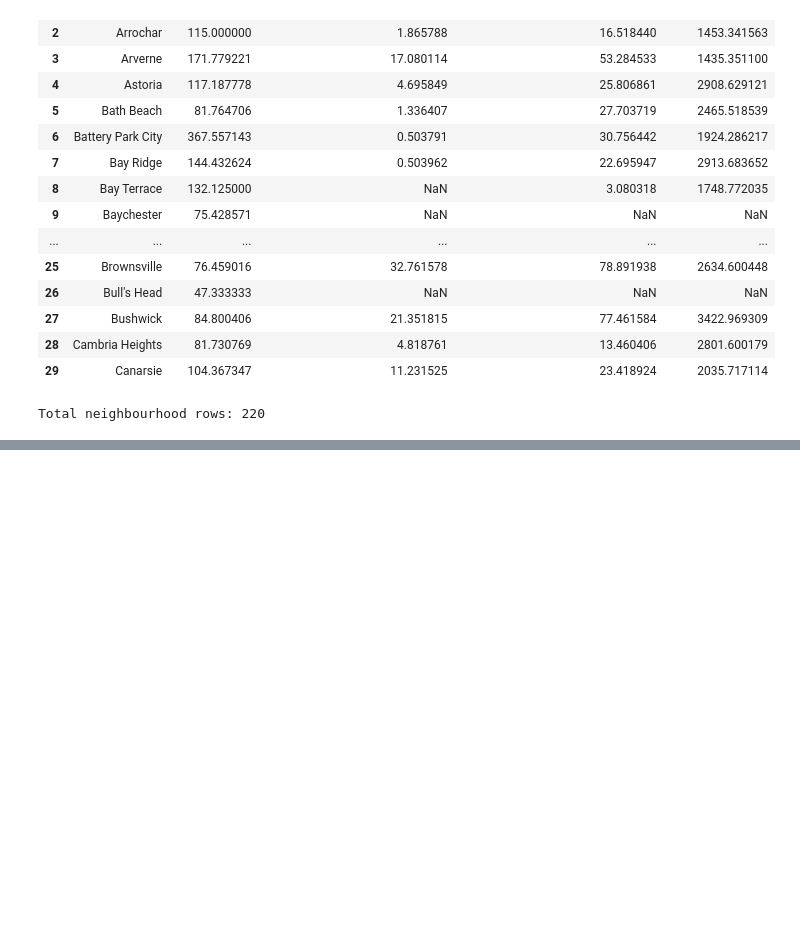
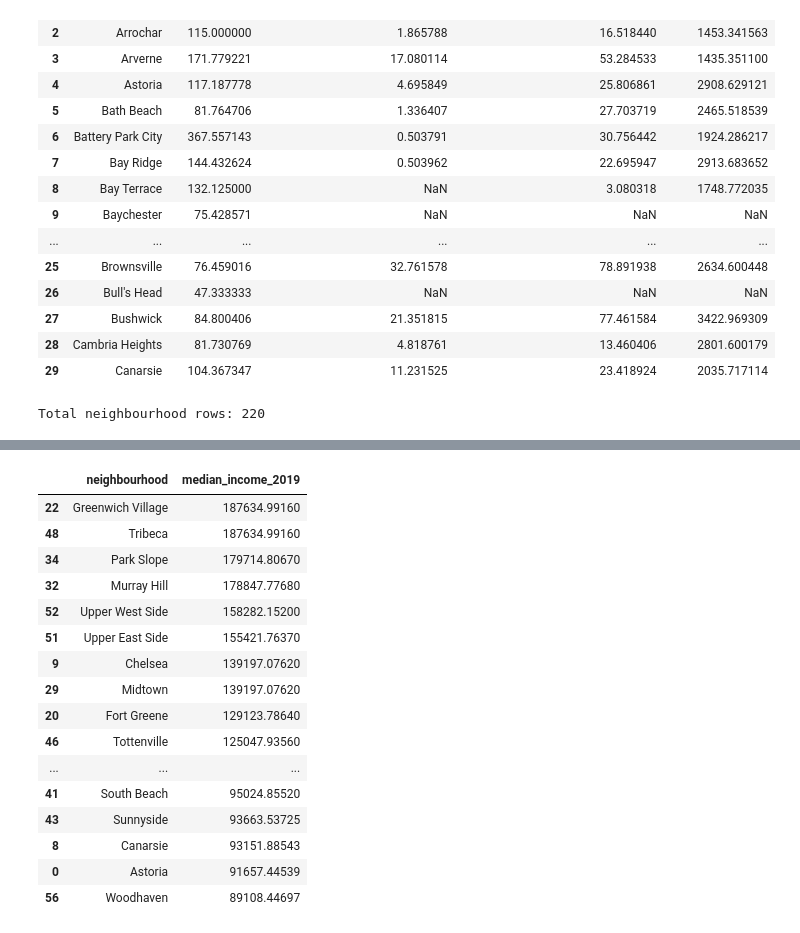
Before and after one commit to nigelyeap/airbnb_nyc, a Jupyter notebook: SC3021_Team_6 (6).ipynb, the cells around one changed output, grey strips where cells are left out. Saved outputs shown, nothing was run; the diff lists cells and outputs as text; code cells hidden in the pictures; blank space fills up the shorter version.

```diff
--- a/SC3021_Team_6 (6).ipynb
+++ b/SC3021_Team_6 (6).ipynb
@@ -856,0 +859,68 @@ Total neighbourhood rows: 220
+# %%
+# Median income by neighbourhood (2019) using fuzzy matching from src/medianincome.csv
+median_income_path = Path('src') / 'medianincome.csv'
+income_cols = ['Location', 'Household Type', 'TimeFrame', 'DataFormat', 'Data', 'Fips']
+median_income_raw = pd.read_csv(median_income_path, skiprows=11, names=income_cols)
+
+median_income_raw['TimeFrame'] = pd.to_numeric(median_income_raw['TimeFrame'], errors='coerce')
+median_income_raw['Data'] = pd.to_numeric(median_income_raw['Data'], errors='coerce')
+
+median_income_2019 = median_income_raw[
+    (median_income_raw['TimeFrame'] == 2019)
+    & (median_income_raw['Household Type'].astype(str).str.strip() == 'All Households')
+    & (median_income_raw['DataFormat'].astype(str).str.strip() == 'Dollars')
+].copy()
+
+# Keep neighbourhood-level rows and exclude city/borough aggregates.
+exclude_locations = {'New York City', 'Manhattan', 'Bronx', 'Brooklyn', 'Queens', 'Staten Island'}
+median_income_2019 = median_income_2019[~median_income_2019['Location'].isin(exclude_locations)].copy()
+
+airbnb_hood_candidates = airbnb_nyc_df['neighbourhood'].dropna().astype(str).str.strip().unique().tolist()
+
+def fuzzy_match_income_location(loc_name, candidates, threshold=70):
+    if pd.isna(loc_name):
+        return (None, 0)
+    variants = [v.strip() for v in str(loc_name).replace('&', '/').split('/') if v.strip()]
+    if not variants:
+        variants = [str(loc_name).strip()]
+
+    best_match = None
+    best_score = -1
+    for variant in variants:
+        match, score = process.extractOne(variant, candidates)
+        if score > best_score:
+            best_match = match
+            best_score = score
+
+    if best_score >= threshold:
+        return (best_match, best_score)
+    return (None, best_score)
+
+match_results = median_income_2019['Location'].apply(
+    lambda x: pd.Series(fuzzy_match_income_location(x, airbnb_hood_candidates), index=['neighbourhood', 'match_score'])
+)
+
+median_income_2019 = pd.concat([median_income_2019, match_results], axis=1)
+median_income_matched = median_income_2019.dropna(subset=['neighbourhood']).copy()
+
+median_income_by_neighbourhood = (
+    median_income_matched
+    .groupby('neighbourhood', as_index=False)['Data']
+    .mean()
+    .rename(columns={'Data': 'median_income_2019'})
+)
+
+unmatched_income_locations = median_income_2019[median_income_2019['neighbourhood'].isna()][['Location']].drop_duplicates()
+
+print('Prepared median income by neighbourhood for 2019.')
+print(f"Matched neighbourhood rows: {len(median_income_by_neighbourhood)}")
+print(f"Unmatched 2019 income locations: {len(unmatched_income_locations)}")
+
+display(
+    median_income_by_neighbourhood
+    .sort_values('median_income_2019', ascending=False)
+    .head(20)
+)
+
+display(unmatched_income_locations.head(20))
+# %% [output]
@@ -856,0 +930,17 @@ Total neighbourhood rows: 220
+|  | neighbourhood | median_income_2019 |
+| 22 | Greenwich Village | 187634.99160 |
+| 48 | Tribeca | 187634.99160 |
+| 34 | Park Slope | 179714.80670 |
+| 32 | Murray Hill | 178847.77680 |
+| 52 | Upper West Side | 158282.15200 |
+| 51 | Upper East Side | 155421.76370 |
+| 9 | Chelsea | 139197.07620 |
+| 29 | Midtown | 139197.07620 |
+| 20 | Fort Greene | 129123.78640 |
+| 46 | Tottenville | 125047.93560 |
+| ... | ... | ... |
+| 41 | South Beach | 95024.85520 |
+| 43 | Sunnyside | 93663.53725 |
+| 8 | Canarsie | 93151.88543 |
+| 0 | Astoria | 91657.44539 |
+| 56 | Woodhaven | 89108.44697 |
```
Also changed, not shown: parts of 3 cells of this notebook, 1 other file.
